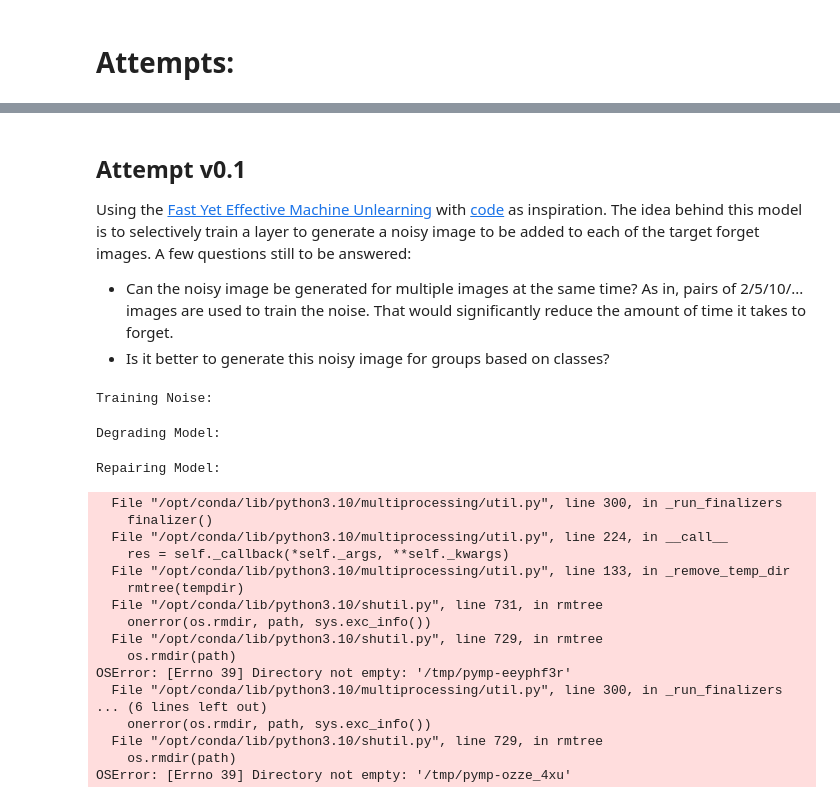
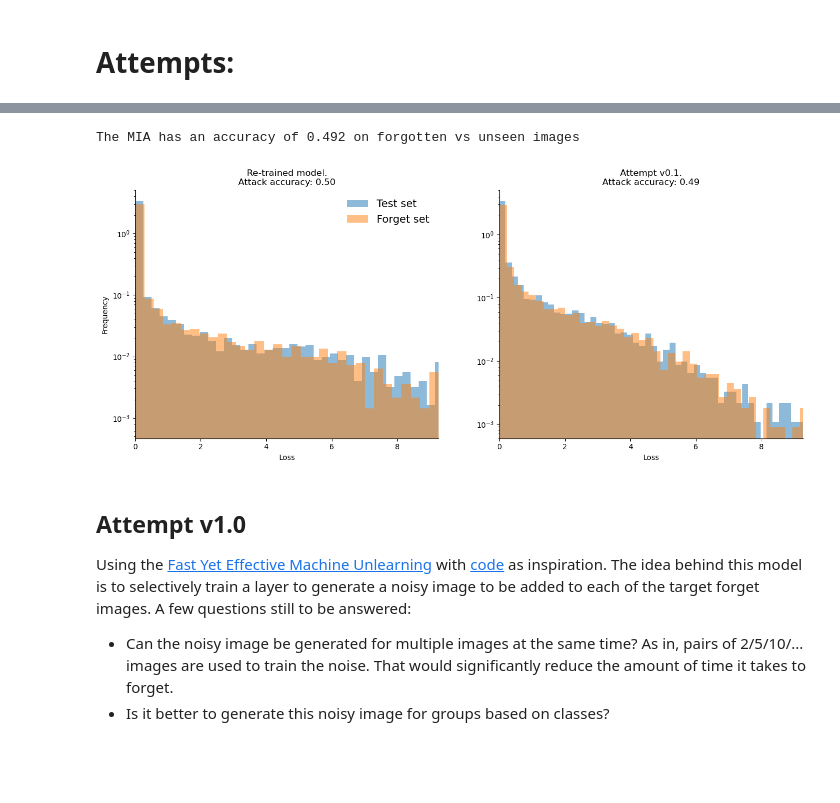
Before and after one commit to Lawreros/Unlearning-NeurIPS2023, a Jupyter notebook: unlearning-exploration.ipynb, the cells around one changed output, grey strips where cells are left out. Saved outputs shown, nothing was run; the diff lists cells and outputs as text; code cells hidden in the pictures; blank space fills up the shorter version.

```diff
--- a/unlearning-exploration.ipynb
+++ b/unlearning-exploration.ipynb
@@ -427,2 +456,7 @@ plt.show()
 # %% [markdown]
 # Attempts:
+# %%
+# Input model load
+in_model = resnet18(weights=None, num_classes=10)
+in_model.load_state_dict(weights_pretrained)
+in_model.to(DEVICE)
@@ -428,0 +585,5 @@ plt.show()
+# %%
+import copy
+model_copy = copy.deepcopy(in_model)
+
+v0_model = unlearner_v0(model_copy, retain_loader, forget_loader, test_loader)
@@ -429,5 +627,46 @@ plt.show()
+# %%
+v0_test_losses = compute_losses(v0_model, test_loader)
+v0_forget_losses = compute_losses(v0_model, forget_loader)
+
+v0_samples_mia = np.concatenate((v0_test_losses, v0_forget_losses)).reshape((-1, 1))
+labels_mia = [0] * len(v0_test_losses) + [1] * len(v0_forget_losses)
+# %%
+v0_mia_scores = simple_mia(v0_samples_mia, labels_mia)
+
+print(
+    f"The MIA has an accuracy of {v0_mia_scores.mean():.3f} on forgotten vs unseen images"
+)
+# %% [output]
+The MIA has an accuracy of 0.492 on forgotten vs unseen images
+# %%
+fig, (ax1, ax2) = plt.subplots(1, 2, figsize=(16, 6))
+
+ax1.set_title(f"Re-trained model.\nAttack accuracy: {rt_mia_scores.mean():0.2f}")
+ax1.hist(rt_test_losses, density=True, alpha=0.5, bins=50, label="Test set")
+ax1.hist(rt_forget_losses, density=True, alpha=0.5, bins=50, label="Forget set")
+
+ax2.set_title(
+    f"Attempt v0.1.\nAttack accuracy: {v0_mia_scores.mean():0.2f}"
+)
+ax2.hist(v0_test_losses, density=True, alpha=0.5, bins=50, label="Test set")
+ax2.hist(v0_forget_losses, density=True, alpha=0.5, bins=50, label="Forget set")
+
+ax1.set_xlabel("Loss")
+ax2.set_xlabel("Loss")
+ax1.set_ylabel("Frequency")
+ax1.set_yscale("log")
+ax2.set_yscale("log")
+ax1.set_xlim((0, np.max(v0_test_losses)))
+ax2.set_xlim((0, np.max(v0_test_losses)))
+for ax in (ax1, ax2):
+    ax.spines["top"].set_visible(False)
+    ax.spines["right"].set_visible(False)
+ax1.legend(frameon=False, fontsize=14)
+plt.show()
+# %% [output]
+[figure, added]
 # %% [markdown]
-## Attempt v0.1
+## Attempt v1.0
 Using the [Fast Yet Effective Machine Unlearning](https://arxiv.org/pdf/2111.08947.pdf) with [code](https://github.com/vikram2000b/Fast-Machine-Unlearning/blob/main/Machine%20Unlearning.ipynb) as inspiration. The idea behind this model is to selectively train a layer to generate a noisy image to be added to each of the target forget images. A few questions still to be answered:
 - Can the noisy image be generated for multiple images at the same time? As in, pairs of 2/5/10/... images are used to train the noise. That would significantly reduce the amount of time it takes to forget.
 - Is it better to generate this noisy image for groups based on classes?
@@ -600,26 +841,3 @@ def unlearner_v01(net, retain, forget, validation, f_size):
     net = repair_model(net.train(), retain, 300)
 
     return net
-# %%
-v01_model = unlearner_v01(ft_model, retain_loader, forget_loader, test_loader, None)
-# %% [output]
-Training Noise:
-Degrading Model:
-Repairing Model:
-  File "/opt/conda/lib/python3.10/multiprocessing/util.py", line 300, in _run_finalizers
-    finalizer()
-  File "/opt/conda/lib/python3.10/multiprocessing/util.py", line 224, in __call__
-    res = self._callback(*self._args, **self._kwargs)
-  File "/opt/conda/lib/python3.10/multiprocessing/util.py", line 133, in _remove_temp_dir
-    rmtree(tempdir)
-  File "/opt/conda/lib/python3.10/shutil.py", line 731, in rmtree
-    onerror(os.rmdir, path, sys.exc_info())
-  File "/opt/conda/lib/python3.10/shutil.py", line 729, in rmtree
-    os.rmdir(path)
-OSError: [Errno 39] Directory not empty: '/tmp/pymp-eeyphf3r'
-  File "/opt/conda/lib/python3.10/multiprocessing/util.py", line 300, in _run_finalizers
-... (6 lines left out)
-    onerror(os.rmdir, path, sys.exc_info())
-  File "/opt/conda/lib/python3.10/shutil.py", line 729, in rmtree
-    os.rmdir(path)
-OSError: [Errno 39] Directory not empty: '/tmp/pymp-ozze_4xu'
```
Also changed, not shown: parts of 25 cells of this notebook.
